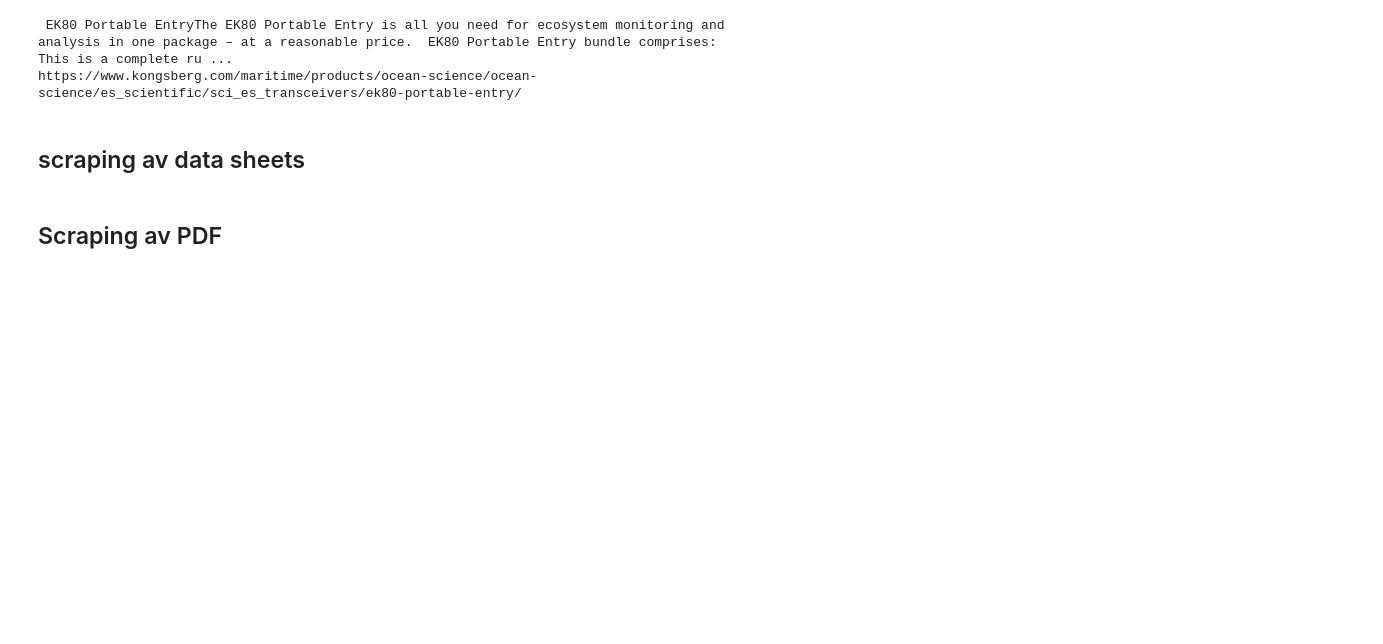
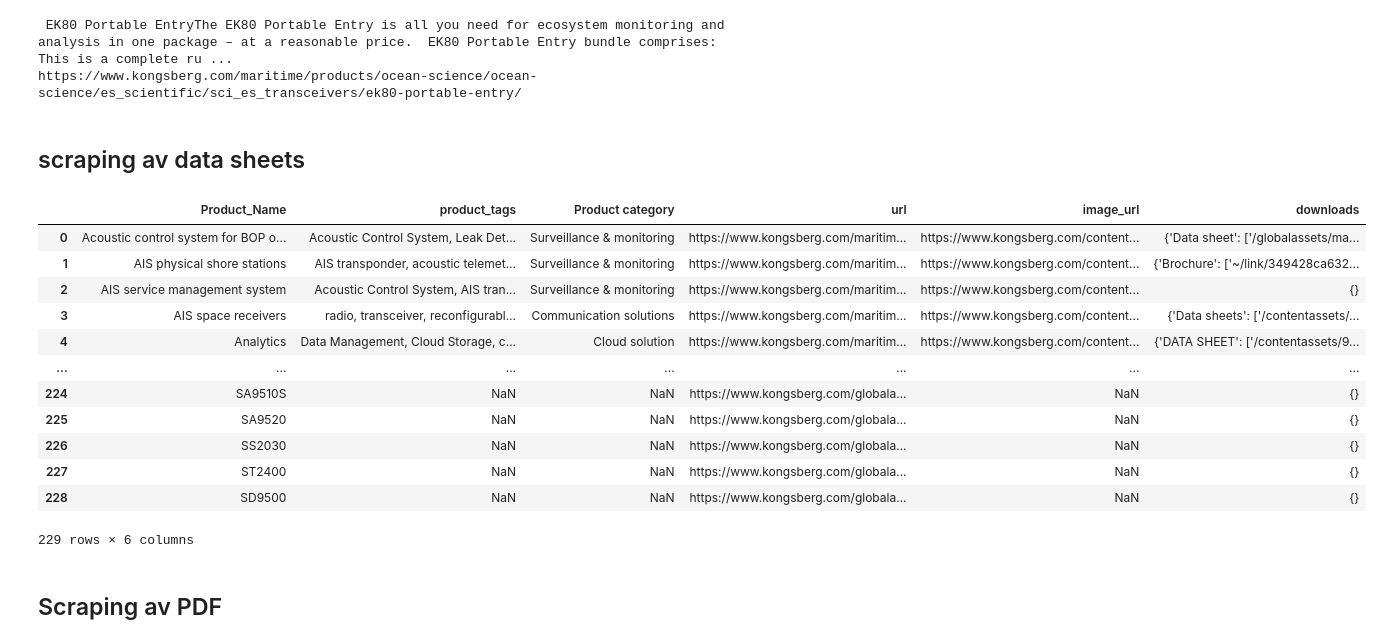
Before and after one commit to JorgenStensrudForte/tags_creator, a Jupyter notebook: scraping.ipynb, the cells around one changed output. Drawn from its saved outputs; the diff is of its cells as text; code cells hidden in the pictures; blank space fills up the shorter version.

Commit message:
scrape documents and all data sheets

```diff
--- a/scraping.ipynb
+++ b/scraping.ipynb
@@ -87,0 +103,36 @@ def find_datasheets(url):
+# %%
+def find_downloads(url):
+    response = requests.get(url)
+    html = response.text
+
+    # Parse the HTML
+    soup = BeautifulSoup(html, 'html.parser')
+
+    # Dictionary to store the result
+    section_links = {}
+
+    # Find all section subtitles and corresponding links
+    for subtitle in soup.find_all("h3", class_="Section__subtitle"):
+        section_name = subtitle.text.strip()
+        links = [a['href'] for a in subtitle.find_next_sibling("ul").find_all("a", href=True)]
+        section_links[section_name] = links
+
+    return section_links
+# %%
+df = pd.read_excel("data/12_04/tags_12_04.xlsx")
+
+df["downloads"] = df["url"].apply(find_downloads)
+# %% [output]
+|  | Product_Name | product_tags | Product category | url | image_url | downloads |
+| 0 | Acoustic control system for BOP o... | Acoustic Control System, Leak Det... | Surveillance & monitoring | https://www.kongsberg.com/maritim... | https://www.kongsberg.com/content... | {'Data sheet': ['/globalassets/ma... |
+| 1 | AIS physical shore stations | AIS transponder, acoustic telemet... | Surveillance & monitoring | https://www.kongsberg.com/maritim... | https://www.kongsberg.com/content... | {'Brochure': ['~/link/349428ca632... |
+| 2 | AIS service management system | Acoustic Control System, AIS tran... | Surveillance & monitoring | https://www.kongsberg.com/maritim... | https://www.kongsberg.com/content... | {} |
+| 3 | AIS space receivers | radio, transceiver, reconfigurabl... | Communication solutions | https://www.kongsberg.com/maritim... | https://www.kongsberg.com/content... | {'Data sheets': ['/contentassets/... |
+| 4 | Analytics | Data Management, Cloud Storage, c... | Cloud solution | https://www.kongsberg.com/maritim... | https://www.kongsberg.com/content... | {'DATA SHEET': ['/contentassets/9... |
+| ... | ... | ... | ... | ... | ... | ... |
+| 224 | SA9510S | NaN | NaN | https://www.kongsberg.com/globala... | NaN | {} |
+| 225 | SA9520 | NaN | NaN | https://www.kongsberg.com/globala... | NaN | {} |
+| 226 | SS2030 | NaN | NaN | https://www.kongsberg.com/globala... | NaN | {} |
+| 227 | ST2400 | NaN | NaN | https://www.kongsberg.com/globala... | NaN | {} |
+| 228 | SD9500 | NaN | NaN | https://www.kongsberg.com/globala... | NaN | {} |
+229 rows × 6 columns
```
Also changed, not shown: parts of 4 cells of this notebook, 3 other files.
